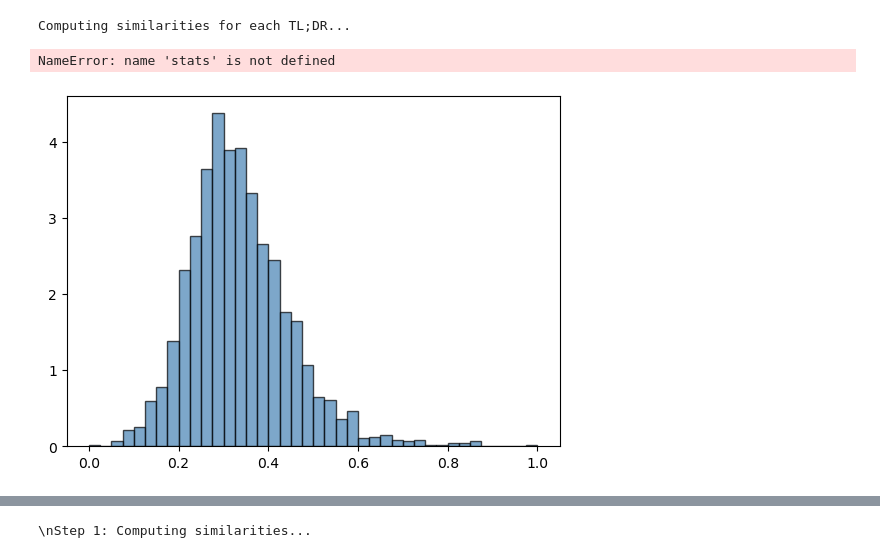
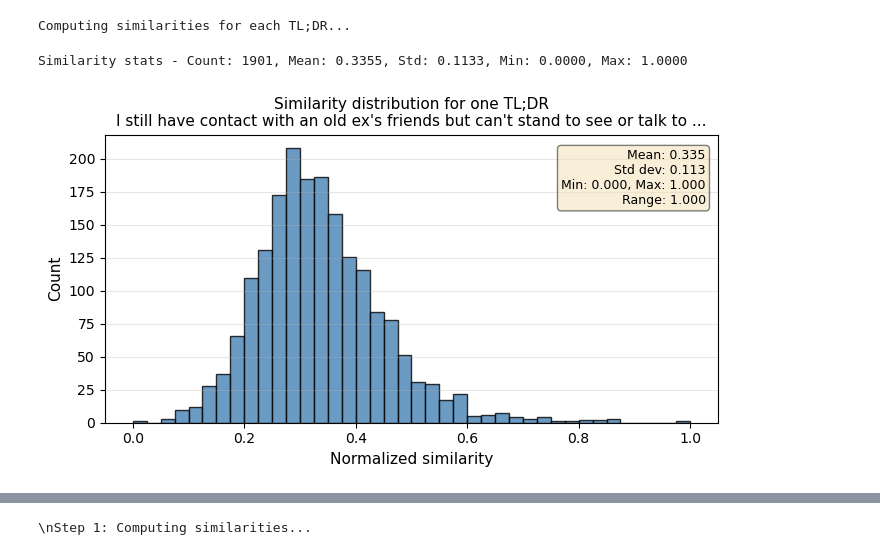
Before and after one commit to au-nlp/project-milestone-p2-group1, a Jupyter notebook: main.ipynb, the cells around one changed output, grey strips where cells are left out. Drawn from its saved outputs; the diff is of its cells as text; code cells hidden in the pictures.

```diff
--- a/main.ipynb
+++ b/main.ipynb
@@ -1456,0 +1627,18 @@ print(f"\n✓ Generated GenZ completions for {len(tldr_df_train)} TL;DR posts")
+# %%
+
+# Save final results and display samples
+final_file = "tldr_with_genz.csv"
+final_df = tldr_df_progress[tldr_df_progress['GenZ_completion'].notna()].copy()
+final_df.to_csv(final_file, index=False)
+
+total_completed = len(final_df)
+print(f"\n✓ Generated GenZ completions for {total_completed} / {end_idx} TL;DR posts")
+print(f"✓ Final results saved to {final_file}")
+
+# Display sample results
+print("\n=== Sample Results ===")
+for i, (idx, row) in enumerate(final_df.head(3).iterrows()):
+    print(f"\n[{i}]")
+    print(f"Original: {row['completion'][:100]}...")
+    print(f"Slang used: {row['top_k_slang']}")
+    print(f"GenZ version: {row['GenZ_completion'][:100]}...")
@@ -1850,7 +2154,61 @@ df_with_sims.to_csv("tldr.csv")
 Computing similarities for each TL;DR...
 # %%
 # Analyze first post's distribution
-stats_dict, shapiro_p, ks_p = analyze_similarity_distribution(df_with_sims, row_idx=0)
+df_with_sims = pd.read_csv(basepath + "tldr.csv")
+
+import matplotlib.pyplot as plt
+import numpy as np
+
+def analyze_similarity_distribution_simple(df, row_idx=0, bins=40):
+    """
+    Simple analysis of similarity distribution for one TL;DR post.
+    - Histogram of similarities
+    - Annotated with mean, std, min, max
+    """
+    row = df.iloc[row_idx]
+    similarities = np.array([float(x) for x in row['all_similarities'].split(';')])
+
+    mean_sim = similarities.mean()
+    std_sim = similarities.std()
+    sim_min = similarities.min()
+    sim_max = similarities.max()
+    print(f"Similarity stats - Count: {len(similarities)}, Mean: {mean_sim:.4f}, Std: {std_sim:.4f}, Min: {sim_min:.4f}, Max: {sim_max:.4f}")
+
+    plt.figure(figsize=(7, 4))
+    plt.hist(similarities, bins=bins, color='steelblue',
+             edgecolor='black', alpha=0.8)
+    plt.xlabel("Normalized similarity", fontsize=11)
+    plt.ylabel("Count", fontsize=11)
+
+    completion_text = row['completion'][:80] + "..."
+    plt.title(f"Similarity distribution for one TL;DR\n{completion_text}",
+              fontsize=11)
+
+    # Text box with tightness info
+    text = (
+        f"Mean: {mean_sim:.3f}\n"
+        f"Std dev: {std_sim:.3f}\n"
+        f"Min: {sim_min:.3f}, Max: {sim_max:.3f}\n"
+        f"Range: {sim_max - sim_min:.3f}"
+    )
+    plt.gca().text(0.98, 0.95, text, transform=plt.gca().transAxes,
+                   ha="right", va="top",
+                   bbox=dict(boxstyle="round", facecolor="wheat", alpha=0.5),
+                   fontsize=9)
+
+    plt.grid(axis="y", alpha=0.3)
+    plt.tight_layout()
+    plt.show()
+
+    return {
+        "mean": mean_sim,
+        "std": std_sim,
+        "min": sim_min,
+        "max": sim_max,
+        "range": sim_max - sim_min,
+    }
+
+stats_dict = analyze_similarity_distribution_simple(df_with_sims, row_idx=0)
 # %% [output]
-NameError: name 'stats' is not defined
+Similarity stats - Count: 1901, Mean: 0.3355, Std: 0.1133, Min: 0.0000, Max: 1.0000
-[figure, old version]
+[figure, new version]
```
Also changed, not shown: parts of 15 cells of this notebook, 3 other files.
